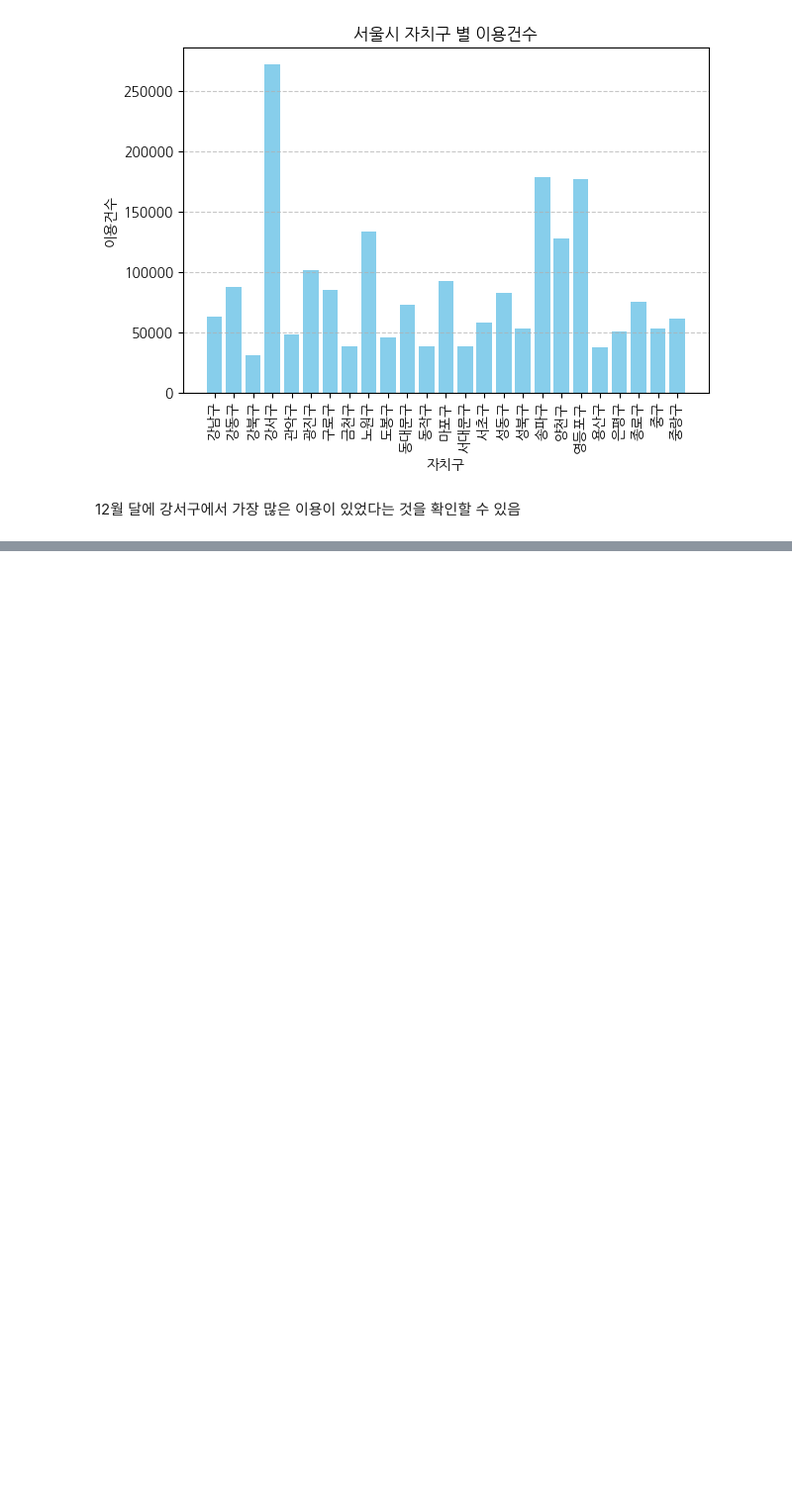
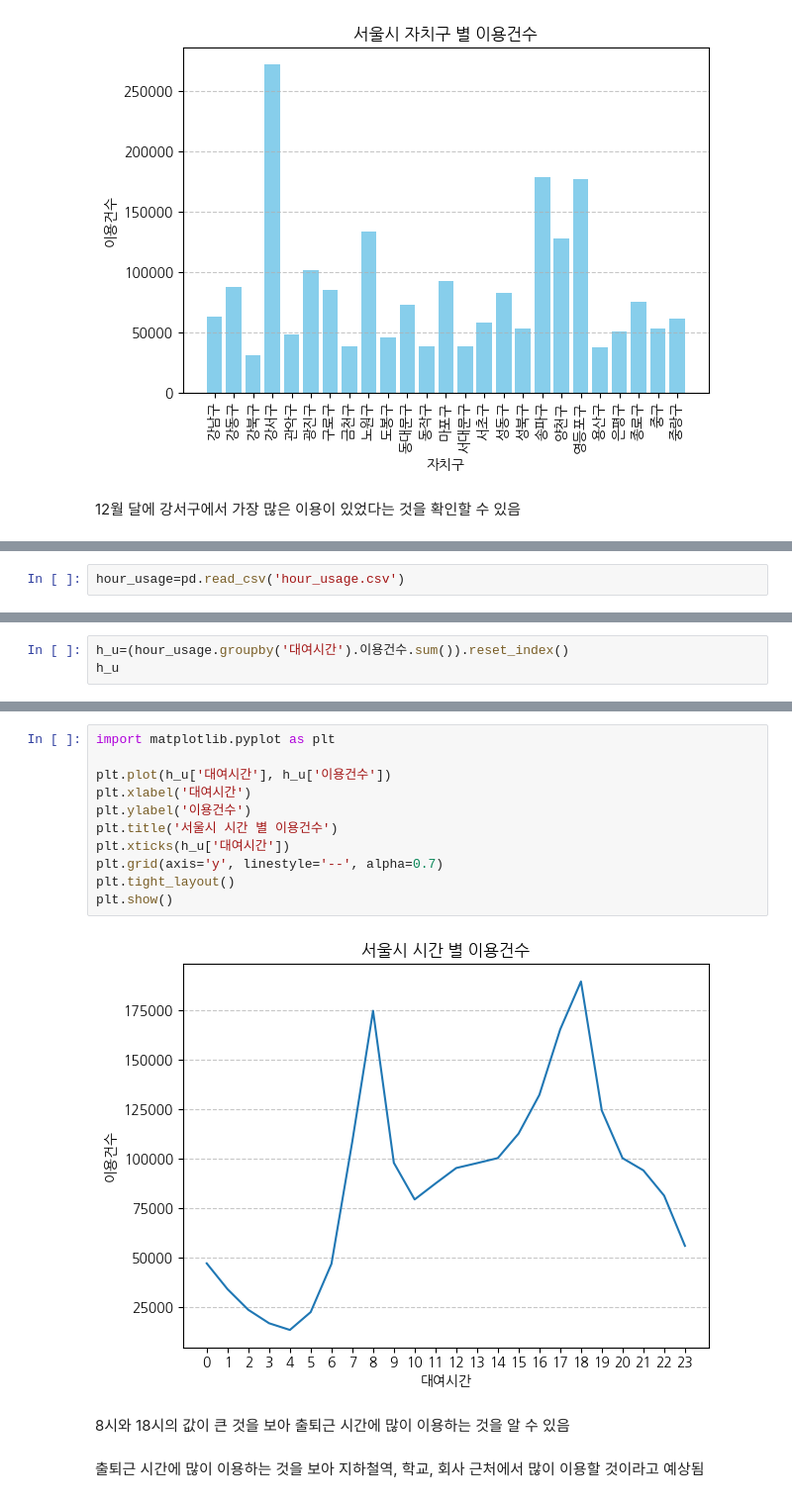
Before and after one commit to b00kkk/bikeseoul, a Jupyter notebook: 시각화.ipynb, the cells around one changed output, grey strips where cells are left out. Shown at 99% size. Cells and saved outputs as stored; diff of their text form; blank space fills up the shorter version.

```diff
--- a/시각화.ipynb
+++ b/시각화.ipynb
@@ -98,0 +147,2 @@ plt.show()
+# %%
+hour_usage=pd.read_csv('hour_usage.csv')
@@ -98,0 +158,3 @@ plt.show()
+# %%
+h_u=(hour_usage.groupby('대여시간').이용건수.sum()).reset_index()
+h_u
@@ -98,0 +179,17 @@ plt.show()
+# %%
+import matplotlib.pyplot as plt
+
+plt.plot(h_u['대여시간'], h_u['이용건수'])
+plt.xlabel('대여시간')
+plt.ylabel('이용건수')
+plt.title('서울시 시간 별 이용건수')
+plt.xticks(h_u['대여시간'])
+plt.grid(axis='y', linestyle='--', alpha=0.7)
+plt.tight_layout()
+plt.show()
+# %% [output]
+[figure, added]
+# %% [markdown]
+8시와 18시의 값이 큰 것을 보아 출퇴근 시간에 많이 이용하는 것을 알 수 있음
+# %% [markdown]
+출퇴근 시간에 많이 이용하는 것을 보아 지하철역, 학교, 회사 근처에서 많이 이용할 것이라고 예상됨
```
Also changed, not shown: parts of 9 cells of this notebook.
